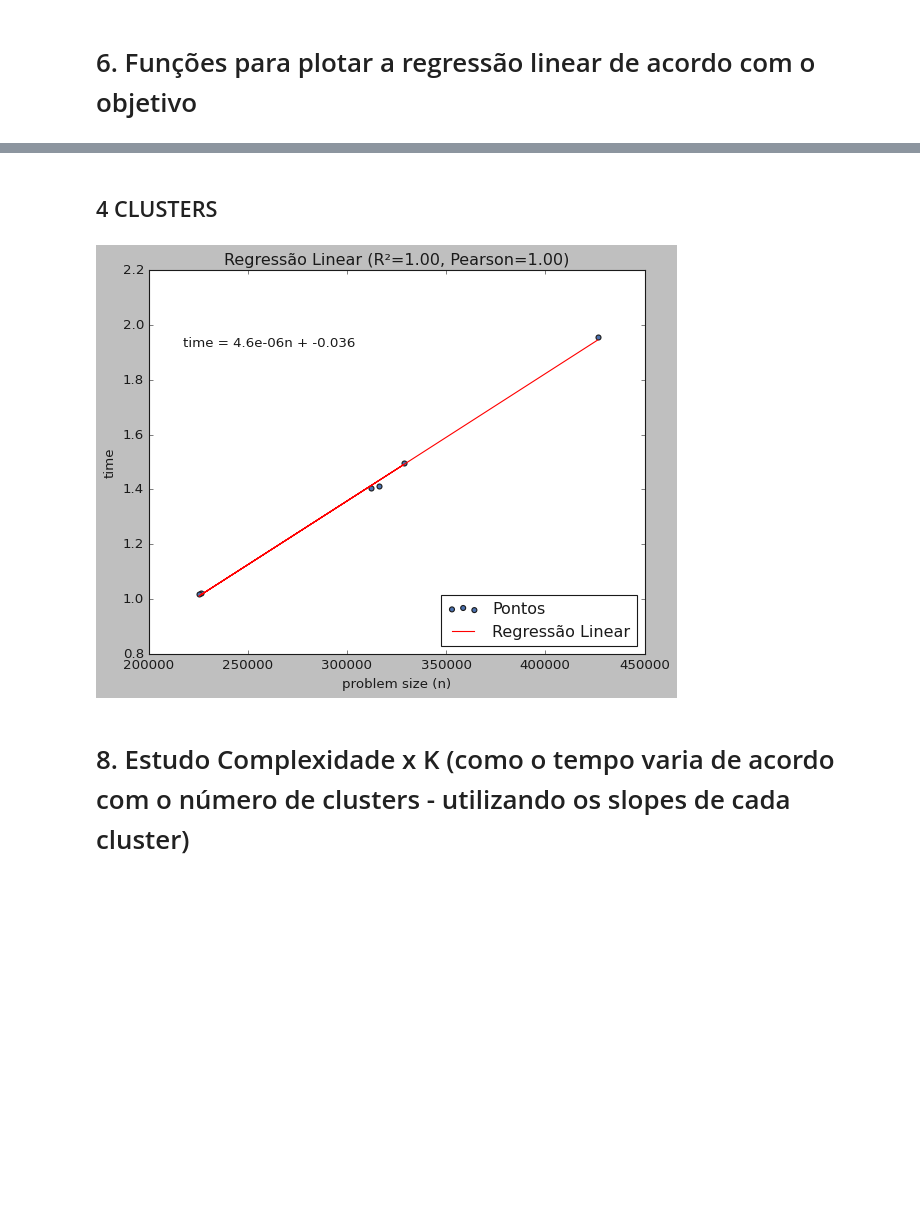
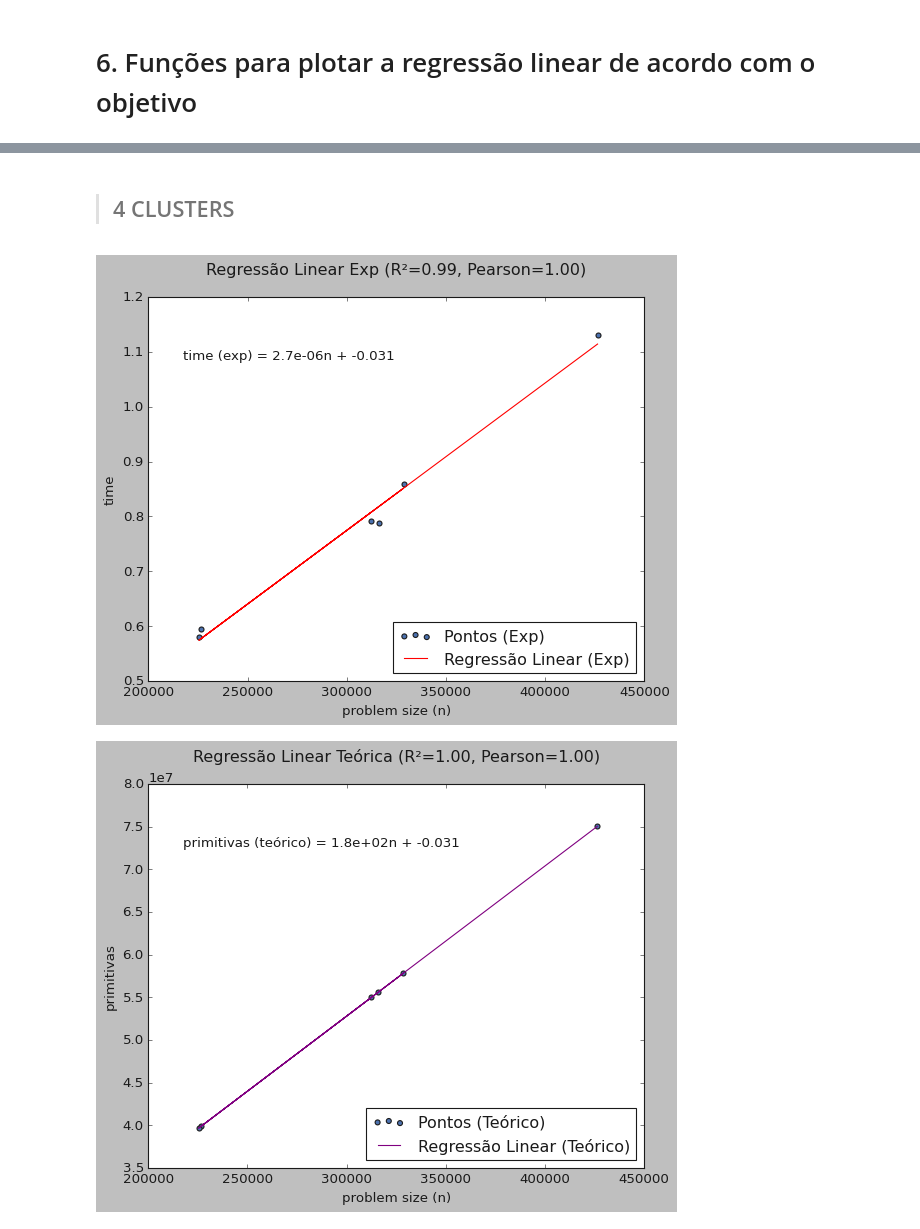
Before and after one commit to vinissmaciel/6-semestre, a Jupyter notebook: ViniciusMaciel_Credito3_EP_2024.1_parcial.ipynb, the cells around one changed output, grey strips where cells are left out. Saved outputs shown, nothing was run; the diff lists cells and outputs as text; code cells hidden in the pictures; blank space fills up the shorter version.

```diff
--- a/ViniciusMaciel_Credito3_EP_2024.1_parcial.ipynb
+++ b/ViniciusMaciel_Credito3_EP_2024.1_parcial.ipynb
@@ -525 +518,6 @@ def show_linear_K(n,t):
+# %%
+#Função para calcular tempo teórico (qtd de primitivas) para cada par K,n
+def calc_tTeorico(k,n):
+    T = (33*k*n) + (24*k) + (44*n) + 11
+    return T
 # %% [markdown]
@@ -545,11 +545,11 @@ slopes.append(sl)
 # %% [markdown]
-## 4 CLUSTERS
+>## 4 CLUSTERS
 # %%
+Q4 = [calc_tTeorico(4, image[2].n) for image in lista_full]
+
 n = [image[2].n for image in lista_full]
-t = [image[2].t for image in lista_full]
-sl = show_linear_time(n,t)
-slopes.append(sl)
+t4 = [image[2].t for image in lista_full]
+show_linear_time(n,t4,Q4)
 # %% [output]
-[figure, old version]
+[figure, new version]
+[figure, added]
-# %% [markdown]
-# 8. Estudo Complexidade x K (como o tempo varia de acordo com o número de clusters - utilizando os slopes de cada cluster)
```
Also changed, not shown: parts of 26 cells of this notebook.
